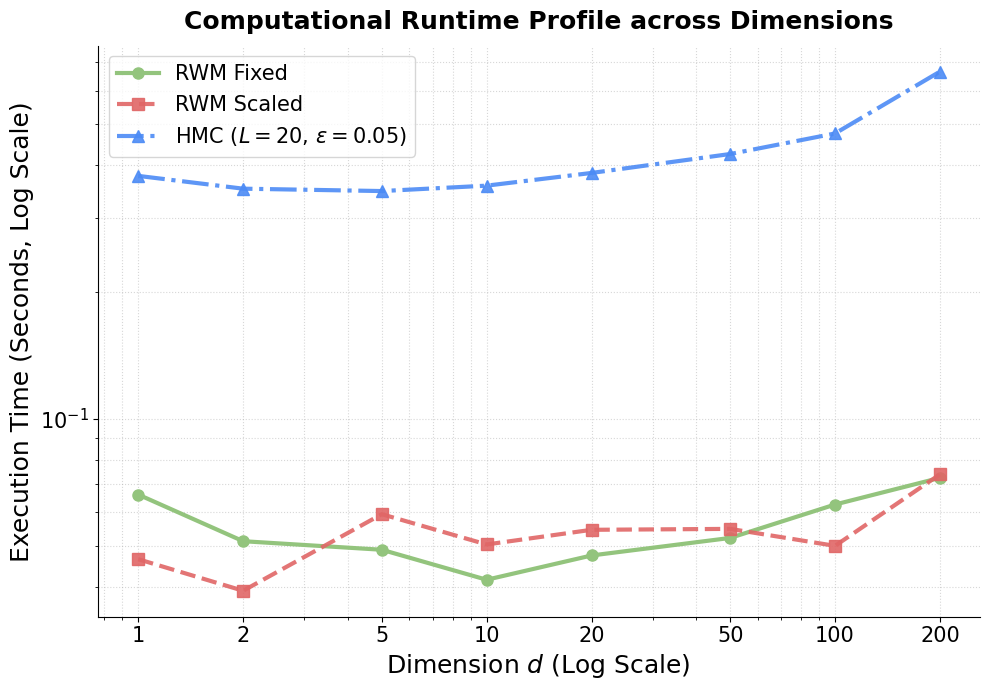
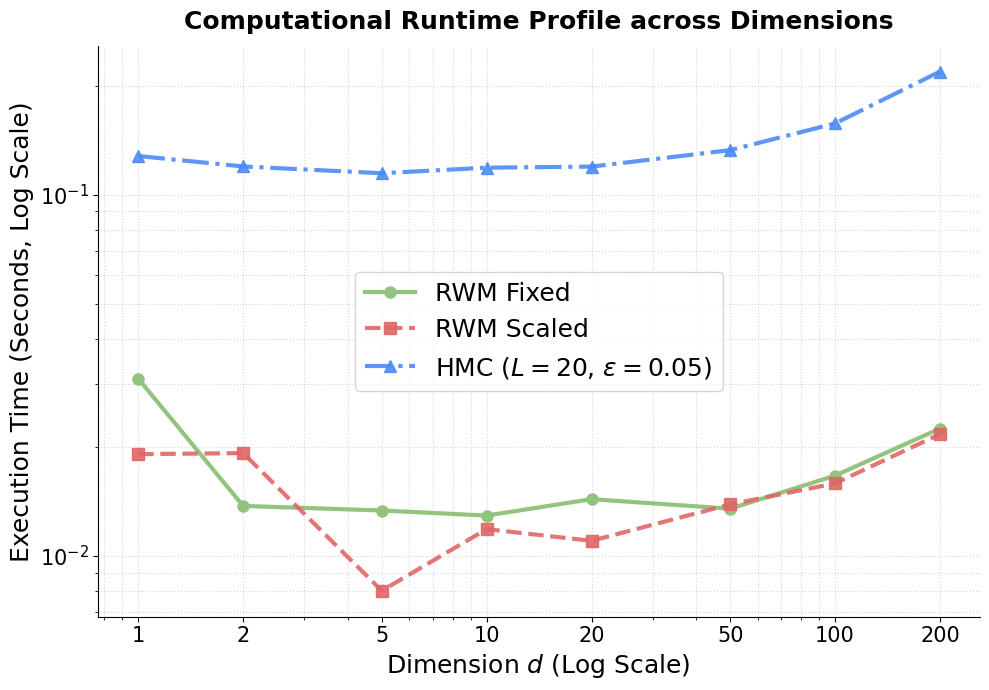
Unified diff of the notebook cell whose output changed from the first chart to the second:
--- before
+++ after
@@ -61,5 +61,5 @@
 ax.tick_params(axis='both', labelsize=font_size - 3)
 ax.grid(True, linestyle=":", alpha=0.5, which="both")  # Minor grid lines activated for log scale visual clarity
-ax.legend(fontsize=font_size - 3, frameon=True, loc="upper left")
+ax.legend(fontsize=font_size, frameon=True, loc="center")
 ax.spines['top'].set_visible(False)
 ax.spines['right'].set_visible(False)

Commit: Change